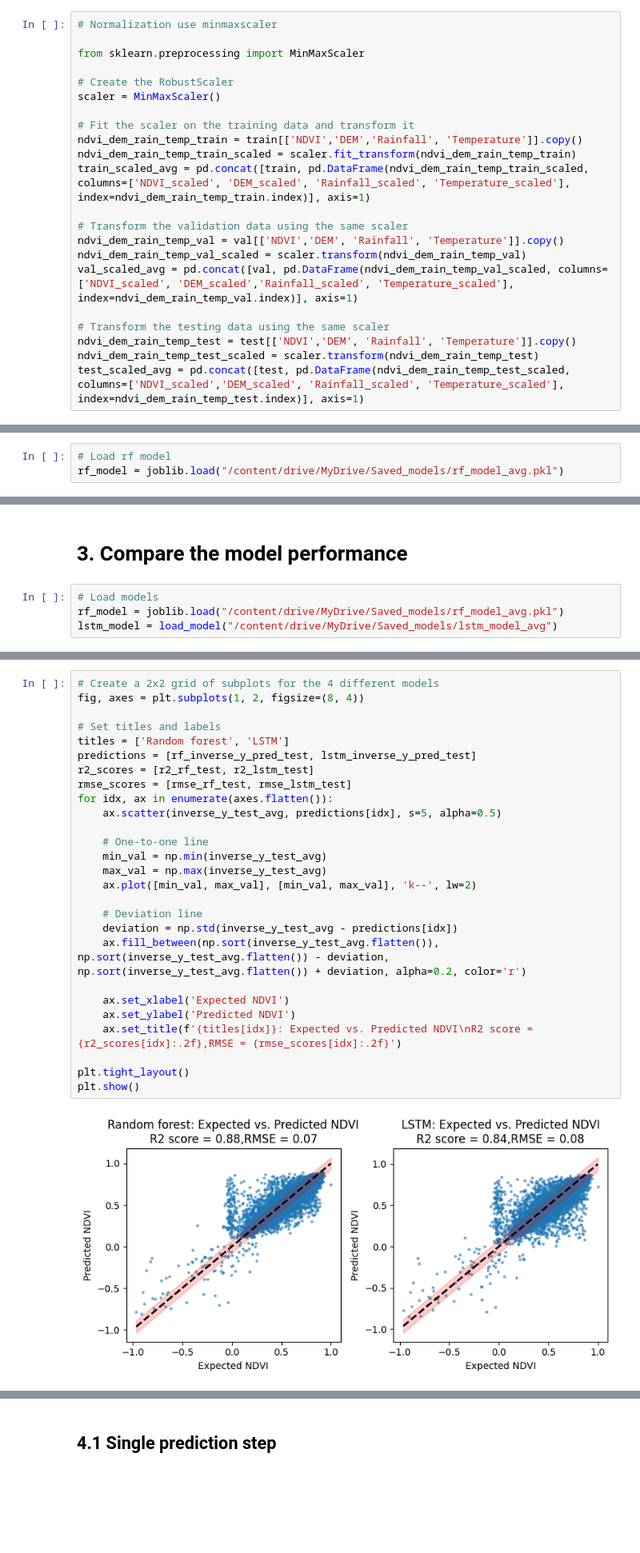
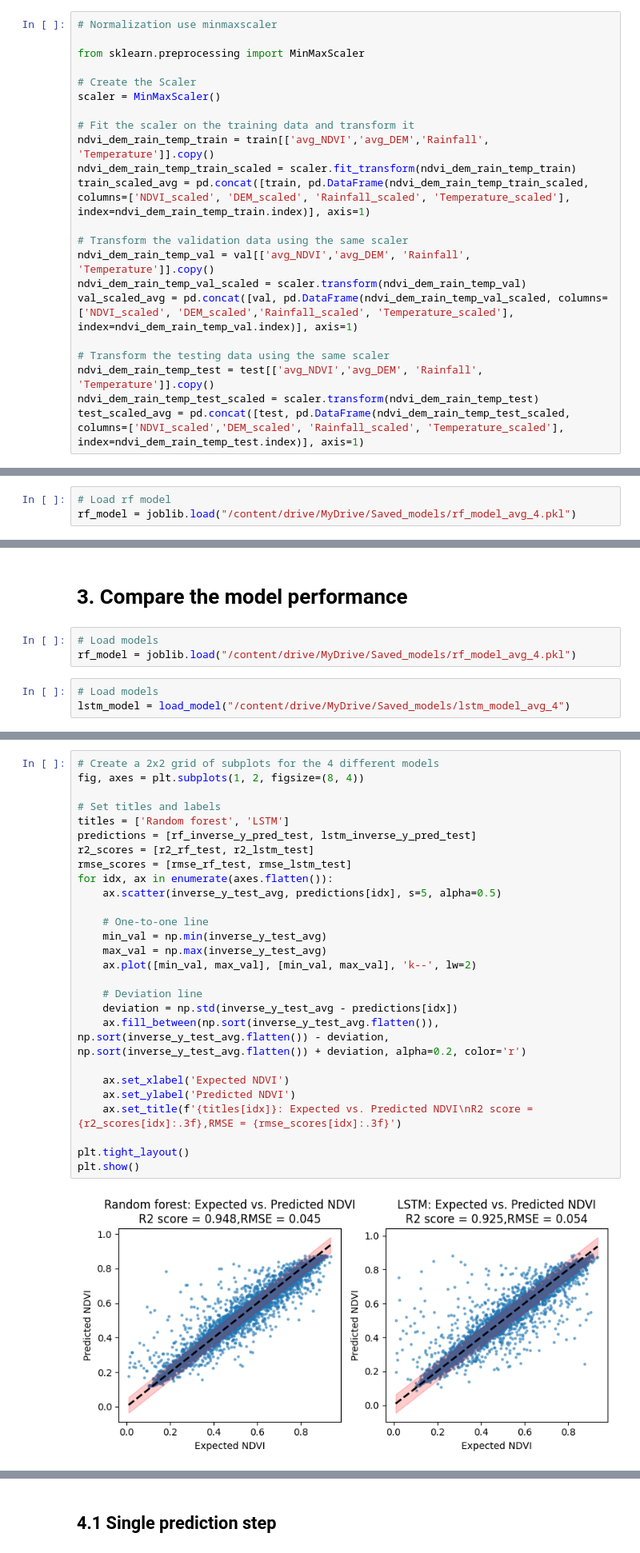
Before and after one commit to ZhiqiWang17/AI-thesis, a Jupyter notebook: Code_multiple_pixel/Train & evaluation Model_avg_pixel.ipynb, the cells around one changed output, grey strips where cells are left out. Shown: that part at 80% size. Cells and saved outputs as stored; diff of their text form; blank space fills up the shorter version.

```diff
--- a/Code_multiple_pixel/Train & evaluation Model_avg_pixel.ipynb
+++ b/Code_multiple_pixel/Train & evaluation Model_avg_pixel.ipynb
@@ -60,21 +60,21 @@ test = data_avg.loc[data_avg['Pixel_ID'].isin(test_pixel_ids)]
 
 from sklearn.preprocessing import MinMaxScaler
 
-# Create the RobustScaler
+# Create the Scaler
 scaler = MinMaxScaler()
 
 # Fit the scaler on the training data and transform it
-ndvi_dem_rain_temp_train = train[['NDVI','DEM','Rainfall', 'Temperature']].copy()
+ndvi_dem_rain_temp_train = train[['avg_NDVI','avg_DEM','Rainfall', 'Temperature']].copy()
 ndvi_dem_rain_temp_train_scaled = scaler.fit_transform(ndvi_dem_rain_temp_train)
 train_scaled_avg = pd.concat([train, pd.DataFrame(ndvi_dem_rain_temp_train_scaled, columns=['NDVI_scaled', 'DEM_scaled', 'Rainfall_scaled', 'Temperature_scaled'], index=ndvi_dem_rain_temp_train.index)], axis=1)
 
 # Transform the validation data using the same scaler
-ndvi_dem_rain_temp_val = val[['NDVI','DEM', 'Rainfall', 'Temperature']].copy()
+ndvi_dem_rain_temp_val = val[['avg_NDVI','avg_DEM', 'Rainfall', 'Temperature']].copy()
 ndvi_dem_rain_temp_val_scaled = scaler.transform(ndvi_dem_rain_temp_val)
 val_scaled_avg = pd.concat([val, pd.DataFrame(ndvi_dem_rain_temp_val_scaled, columns=['NDVI_scaled', 'DEM_scaled','Rainfall_scaled', 'Temperature_scaled'], index=ndvi_dem_rain_temp_val.index)], axis=1)
 
 # Transform the testing data using the same scaler
-ndvi_dem_rain_temp_test = test[['NDVI','DEM', 'Rainfall', 'Temperature']].copy()
+ndvi_dem_rain_temp_test = test[['avg_NDVI','avg_DEM', 'Rainfall', 'Temperature']].copy()
 ndvi_dem_rain_temp_test_scaled = scaler.transform(ndvi_dem_rain_temp_test)
 test_scaled_avg = pd.concat([test, pd.DataFrame(ndvi_dem_rain_temp_test_scaled, columns=['NDVI_scaled','DEM_scaled', 'Rainfall_scaled', 'Temperature_scaled'], index=ndvi_dem_rain_temp_test.index)], axis=1)
 # %%
@@ -210,6 +205,6 @@ joblib.dump(rf_model, "/content/drive/MyDrive/Saved_models/rf_model_avg.pkl")
 # %%
 # Load rf model
-rf_model = joblib.load("/content/drive/MyDrive/Saved_models/rf_model_avg.pkl")
+rf_model = joblib.load("/content/drive/MyDrive/Saved_models/rf_model_avg_4.pkl")
 # %%
 # Predict the NDVI values using the Random Forest model
 rf_pred_test = rf_model.predict(X_test_avg.reshape((X_test_avg.shape[0], -1)))
@@ -553,8 +327,10 @@ transformer_model = load_model("/content/drive/MyDrive/Saved_models/transformer_
 # 3. Compare the model performance
 # %%
 # Load models
-rf_model = joblib.load("/content/drive/MyDrive/Saved_models/rf_model_avg.pkl")
-lstm_model = load_model("/content/drive/MyDrive/Saved_models/lstm_model_avg")
+rf_model = joblib.load("/content/drive/MyDrive/Saved_models/rf_model_avg_4.pkl")
+# %%
+# Load models
+lstm_model = load_model("/content/drive/MyDrive/Saved_models/lstm_model_avg_4")
 # %%
 # predicted NDVI values for rf, LSTM,convLSTM,transformer model
 #test
@@ -604,29 +392,29 @@ rmse_lstm_test = np.sqrt(mean_squared_error(inverse_y_test_avg, lstm_inverse_y_p
 # %%
 # Create a 2x2 grid of subplots for the 4 different models
 fig, axes = plt.subplots(1, 2, figsize=(8, 4))
 
 # Set titles and labels
 titles = ['Random forest', 'LSTM']
 predictions = [rf_inverse_y_pred_test, lstm_inverse_y_pred_test]
 r2_scores = [r2_rf_test, r2_lstm_test]
 rmse_scores = [rmse_rf_test, rmse_lstm_test]
 for idx, ax in enumerate(axes.flatten()):
     ax.scatter(inverse_y_test_avg, predictions[idx], s=5, alpha=0.5)
 
     # One-to-one line
     min_val = np.min(inverse_y_test_avg)
     max_val = np.max(inverse_y_test_avg)
     ax.plot([min_val, max_val], [min_val, max_val], 'k--', lw=2)
 
     # Deviation line
     deviation = np.std(inverse_y_test_avg - predictions[idx])
     ax.fill_between(np.sort(inverse_y_test_avg.flatten()), np.sort(inverse_y_test_avg.flatten()) - deviation, np.sort(inverse_y_test_avg.flatten()) + deviation, alpha=0.2, color='r')
 
     ax.set_xlabel('Expected NDVI')
     ax.set_ylabel('Predicted NDVI')
-    ax.set_title(f'{titles[idx]}: Expected vs. Predicted NDVI\nR2 score = {r2_scores[idx]:.2f},RMSE = {rmse_scores[idx]:.2f}')
+    ax.set_title(f'{titles[idx]}: Expected vs. Predicted NDVI\nR2 score = {r2_scores[idx]:.3f},RMSE = {rmse_scores[idx]:.3f}')
 
 plt.tight_layout()
 plt.show()
 # %% [output]
-[figure, old version]
+[figure, new version]
```
Also changed, not shown: parts of 73 cells of this notebook, 4 other files.
